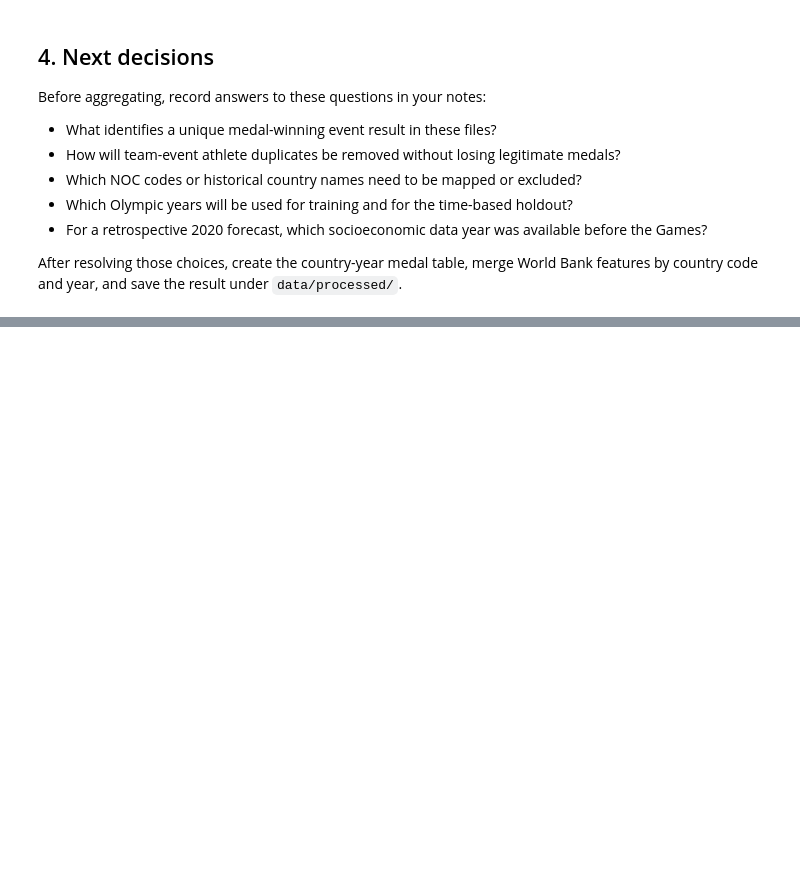
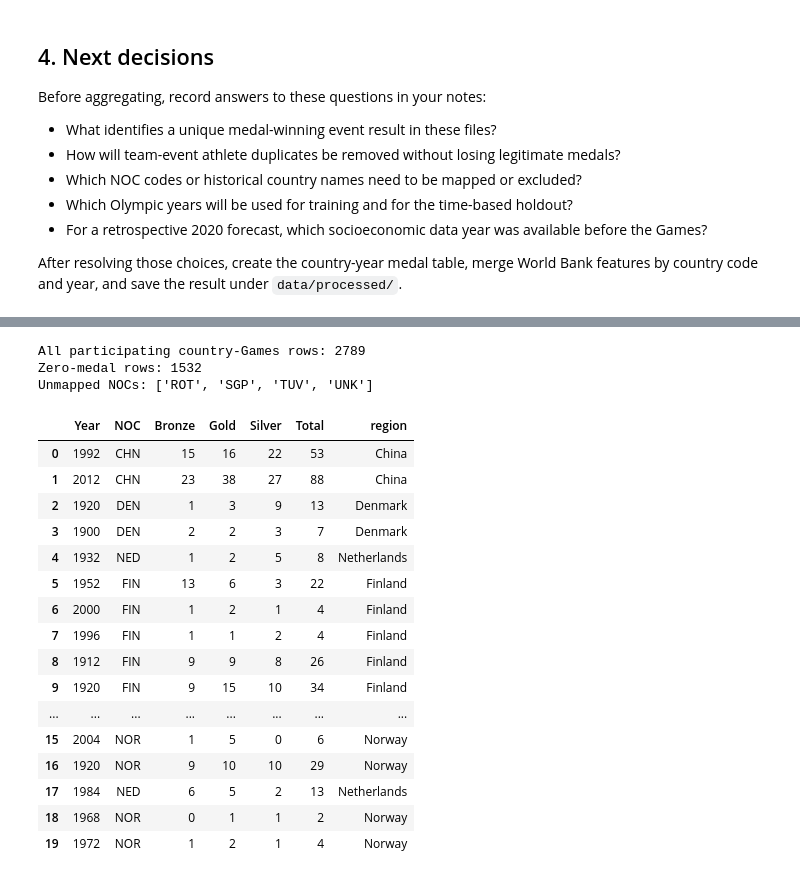
Before and after one commit to Dhyan-rao-10/ML-Mini-Project-olympic-medal-prediction, a Jupyter notebook: notebooks/01_data_preparation.ipynb, the cells around one changed output, grey strips where cells are left out. Saved outputs shown, nothing was run; the diff lists cells and outputs as text; code cells hidden in the pictures; blank space fills up the shorter version.

```diff
--- a/notebooks/01_data_preparation.ipynb
+++ b/notebooks/01_data_preparation.ipynb
@@ -70,0 +162,46 @@ After resolving those choices, create the country-year medal table, merge World
+# %%
+# Add every NOC that participated, including those with no medals.
+participation = summer_official[["Year", "NOC"]].drop_duplicates()
+medal_counts = country_year.drop(columns="region")
+
+country_year_full = (
+    participation
+    .merge(medal_counts, on=["Year", "NOC"], how="left", validate="one_to_one")
+    .merge(
+        noc_regions[["NOC", "region"]].drop_duplicates("NOC"),
+        on="NOC",
+        how="left",
+        validate="many_to_one"
+    )
+)
+
+for medal in ["Gold", "Silver", "Bronze", "Total"]:
+    country_year_full[medal] = country_year_full[medal].fillna(0).astype(int)
+
+print("All participating country-Games rows:", len(country_year_full))
+print("Zero-medal rows:", (country_year_full["Total"] == 0).sum())
+print("Unmapped NOCs:", sorted(
+    country_year_full.loc[country_year_full["region"].isna(), "NOC"].unique()
+))
+display(country_year_full.head(20))
+# %% [output]
+All participating country-Games rows: 2789
+Zero-medal rows: 1532
+Unmapped NOCs: ['ROT', 'SGP', 'TUV', 'UNK']
+|  | Year | NOC | Bronze | Gold | Silver | Total | region |
+| 0 | 1992 | CHN | 15 | 16 | 22 | 53 | China |
+| 1 | 2012 | CHN | 23 | 38 | 27 | 88 | China |
+| 2 | 1920 | DEN | 1 | 3 | 9 | 13 | Denmark |
+| 3 | 1900 | DEN | 2 | 2 | 3 | 7 | Denmark |
+| 4 | 1932 | NED | 1 | 2 | 5 | 8 | Netherlands |
+| 5 | 1952 | FIN | 13 | 6 | 3 | 22 | Finland |
+| 6 | 2000 | FIN | 1 | 2 | 1 | 4 | Finland |
+| 7 | 1996 | FIN | 1 | 1 | 2 | 4 | Finland |
+| 8 | 1912 | FIN | 9 | 9 | 8 | 26 | Finland |
+| 9 | 1920 | FIN | 9 | 15 | 10 | 34 | Finland |
+| ... | ... | ... | ... | ... | ... | ... | ... |
+| 15 | 2004 | NOR | 1 | 5 | 0 | 6 | Norway |
+| 16 | 1920 | NOR | 9 | 10 | 10 | 29 | Norway |
+| 17 | 1984 | NED | 6 | 5 | 2 | 13 | Netherlands |
+| 18 | 1968 | NOR | 0 | 1 | 1 | 2 | Norway |
+| 19 | 1972 | NOR | 1 | 2 | 1 | 4 | Norway |
```
Also changed, not shown: parts of 8 cells of this notebook, 8 other files.
